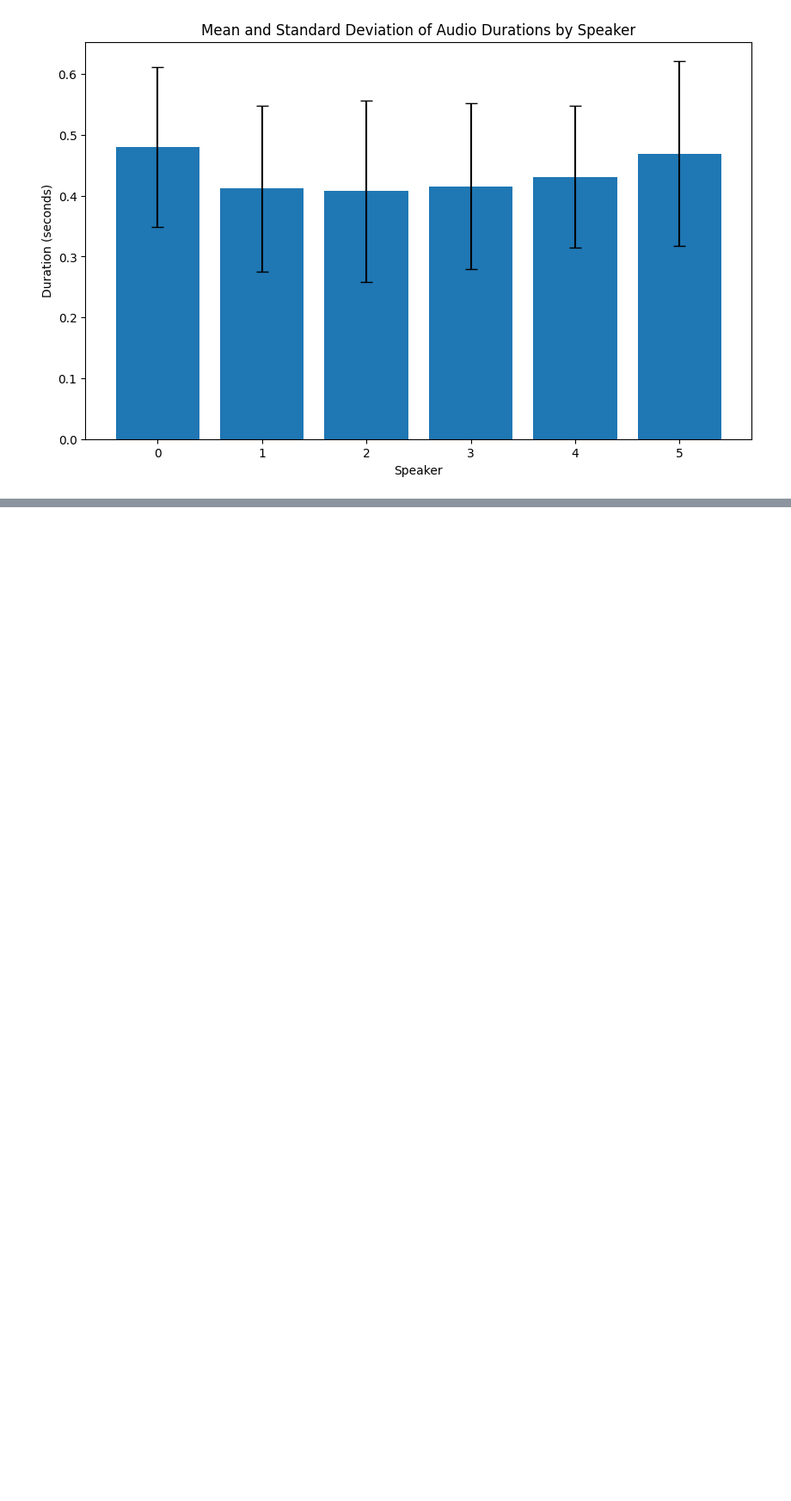
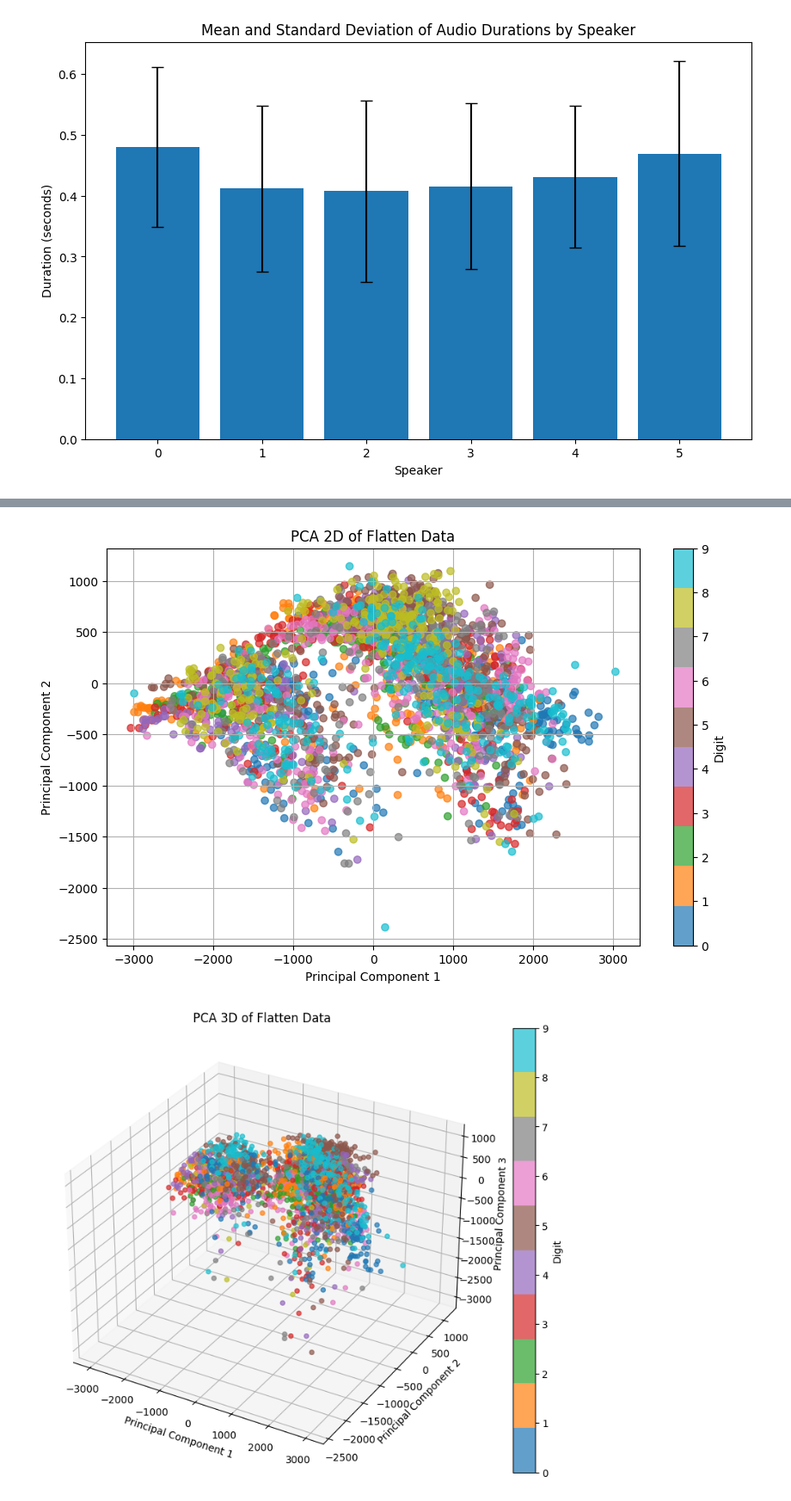
Before and after one commit to AdiPassover/Machine-Learning-Final-Assignment, a Jupyter notebook: data_analysis.ipynb, the cells around one changed output, grey strips where cells are left out. Shown at 86% size. Cells and saved outputs as stored; diff of their text form; code cells hidden in the pictures; blank space fills up the shorter version.

```diff
--- a/data_analysis.ipynb
+++ b/data_analysis.ipynb
@@ -112,0 +202,10 @@ plot_length_mean_std_by_speaker(lengths)
+# %%
+plot_pca_2d(X_flat, y, title="PCA 2D of Flatten Data", label='Digit')
+plot_pca_3d(X_flat, y, title="PCA 3D of Flatten Data", label='Digit')
+
+# plot by speaker
+plot_pca_2d(X_flat, speakers, title="PCA 2D of Flatten Data by Speaker", label='Speaker')
+plot_pca_3d(X_flat, speakers, title="PCA 3D of Flatten Data by Speaker", label='Speaker')
+# %% [output]
+[figure, added]
+[figure, added]
```
Also changed, not shown: parts of 12 cells of this notebook, 1 other file.
